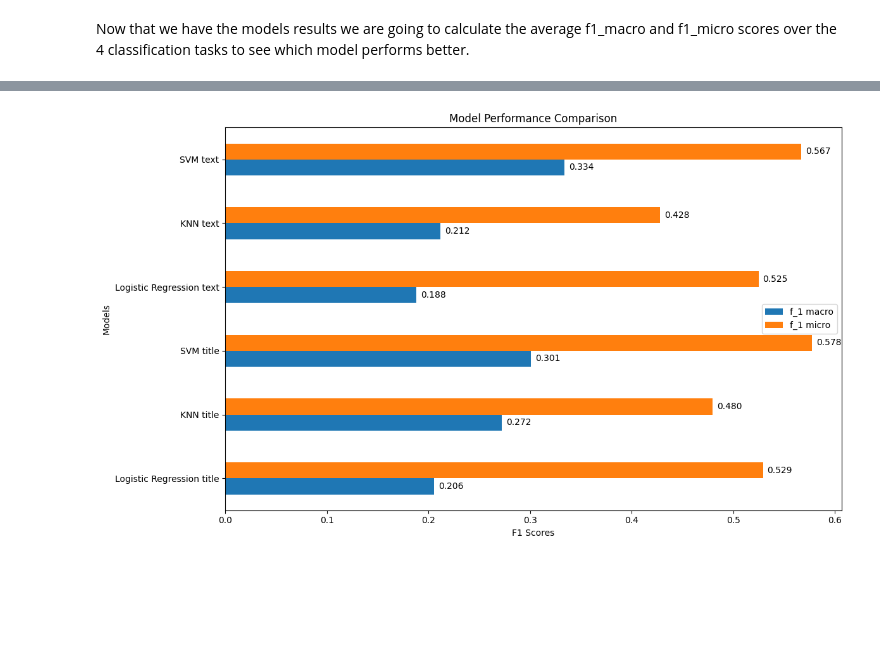
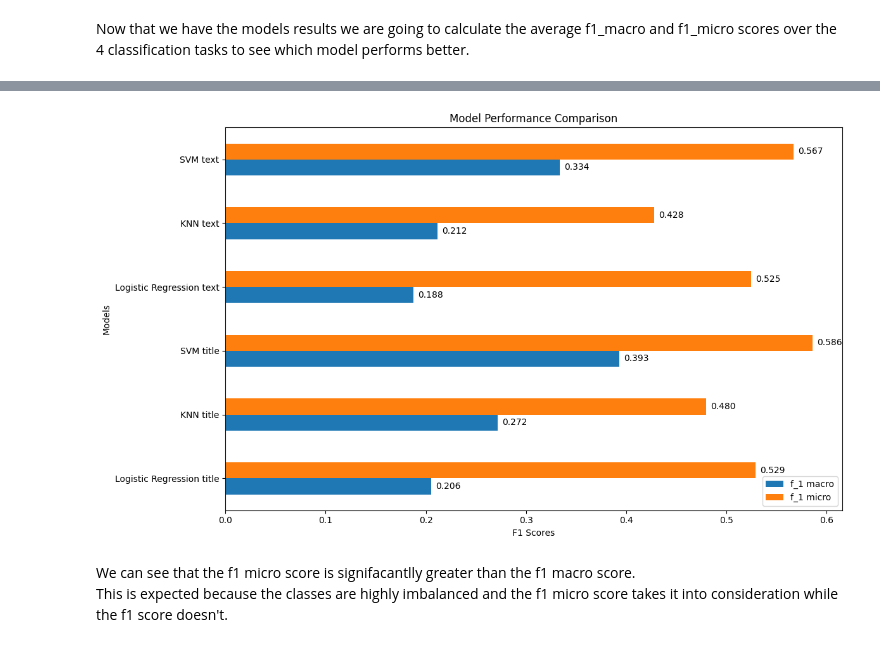
Before and after one commit to ManosMavr/food-hazard-detection-semeval, a Jupyter notebook: model_benchmarks.ipynb, the cells around one changed output, grey strips where cells are left out. Drawn from its saved outputs; the diff is of its cells as text; code cells hidden in the pictures; blank space fills up the shorter version.

```diff
--- a/model_benchmarks.ipynb
+++ b/model_benchmarks.ipynb
@@ -444,16 +433,19 @@ df
 # %%
 # Create the plot
 plt.figure(figsize=(12, 7))
-ax = df.plot.barh(ax=plt.gca())
+ax = df_avg_scores.plot.barh(ax=plt.gca())
 
 # Add value labels
 for container in ax.containers:
     ax.bar_label(container, fmt='%.3f', padding=5)
 
 plt.title('Model Performance Comparison')
 plt.xlabel('F1 Scores')
 plt.ylabel('Models')
 plt.tight_layout()
 plt.show()
 # %% [output]
-[figure, old version]
+[figure, new version]
+# %% [markdown]
+We can see that the f1 micro score is signifacantlly greater than the f1 macro score.\
+This is expected because the classes are highly imbalanced and the f1 micro score takes it into consideration while the f1 score doesn't.
```
Also changed, not shown: parts of 38 cells of this notebook.
